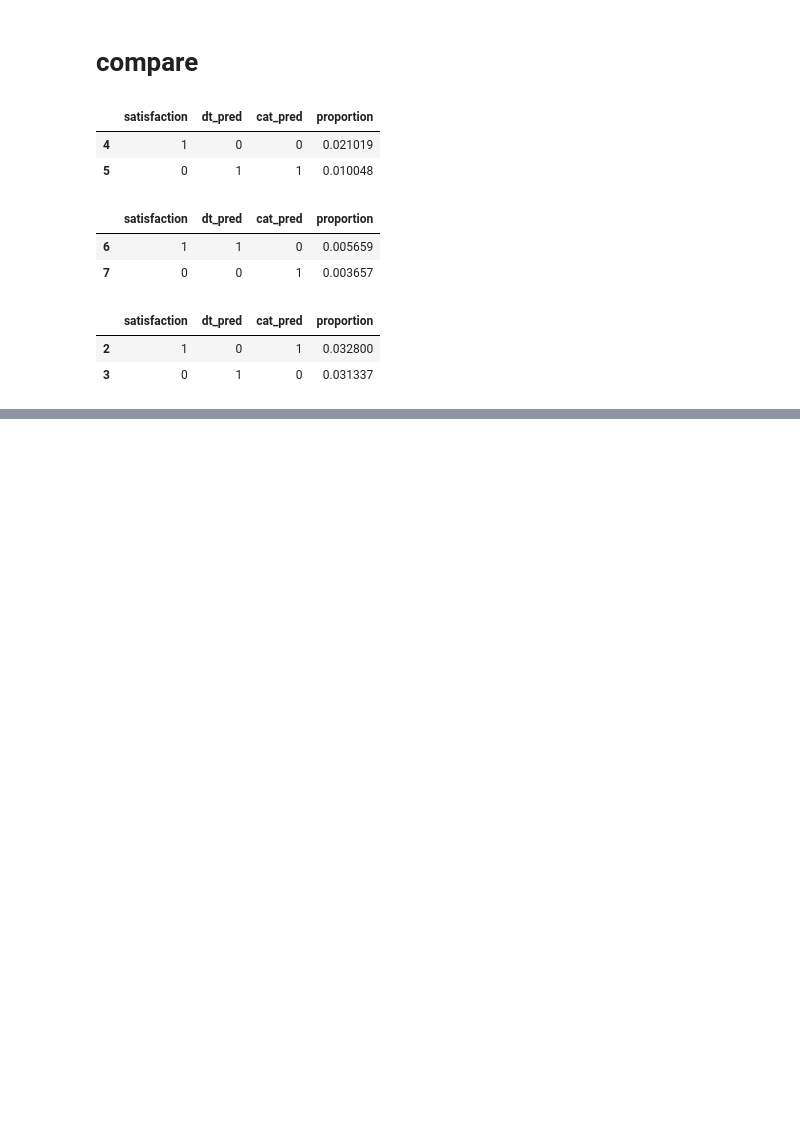
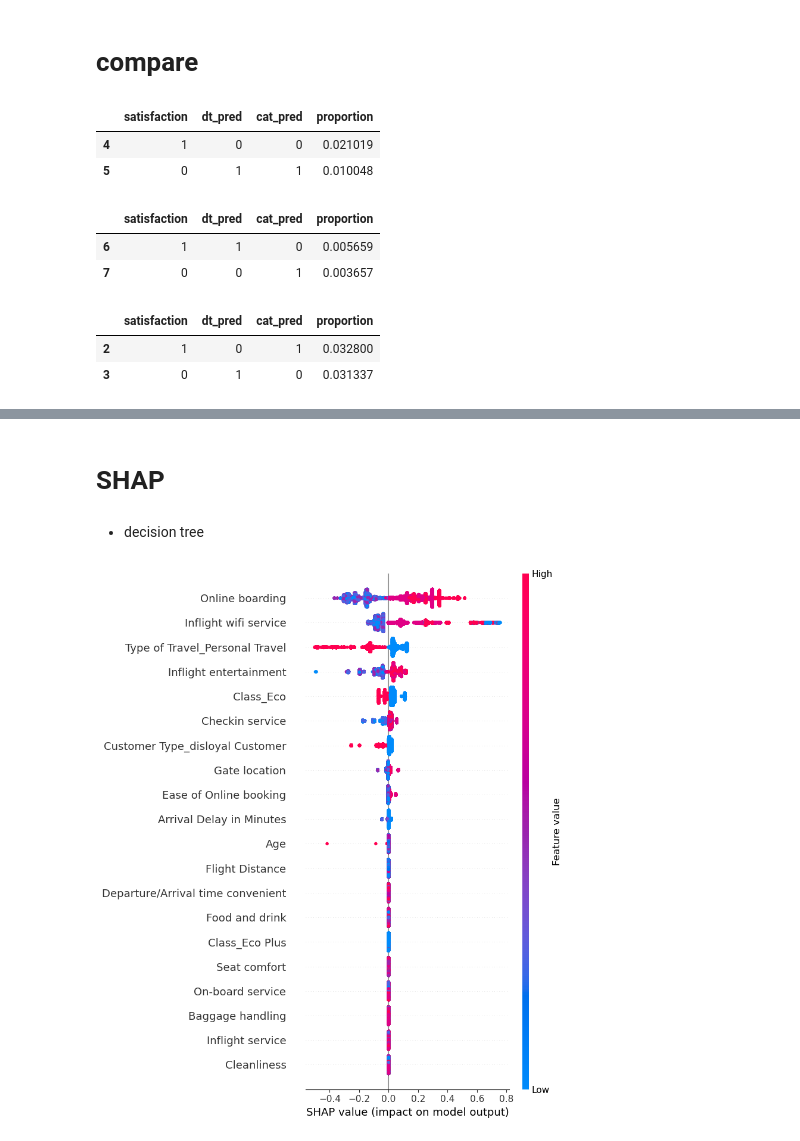
Before and after one commit to woojin-heo/SHAP, a Jupyter notebook: scripts/model_compare.ipynb, the cells around one changed output, grey strips where cells are left out. Cells and saved outputs as stored; diff of their text form; code cells hidden in the pictures; blank space fills up the shorter version.

```diff
--- a/scripts/model_compare.ipynb
+++ b/scripts/model_compare.ipynb
@@ -138,0 +251,14 @@ check[(check.satisfaction!=check.dt_pred)&(check.satisfaction==check.cat_pred)]
+# %% [markdown]
+# SHAP
+# %% [markdown]
+- decision tree
+# %%
+import numpy as np
+import shap
+explainer = shap.TreeExplainer(dt_model)
+shap_values = explainer.shap_values(X_test)
+
+# Global SHAP Summary Plot
+shap.summary_plot(shap_values[:, :, 1], pd.DataFrame(X_test, columns=cols), feature_names=np.array(cols))
+# %% [output]
+[figure, added]
```
Also changed, not shown: parts of 21 cells of this notebook, 2 other files.
